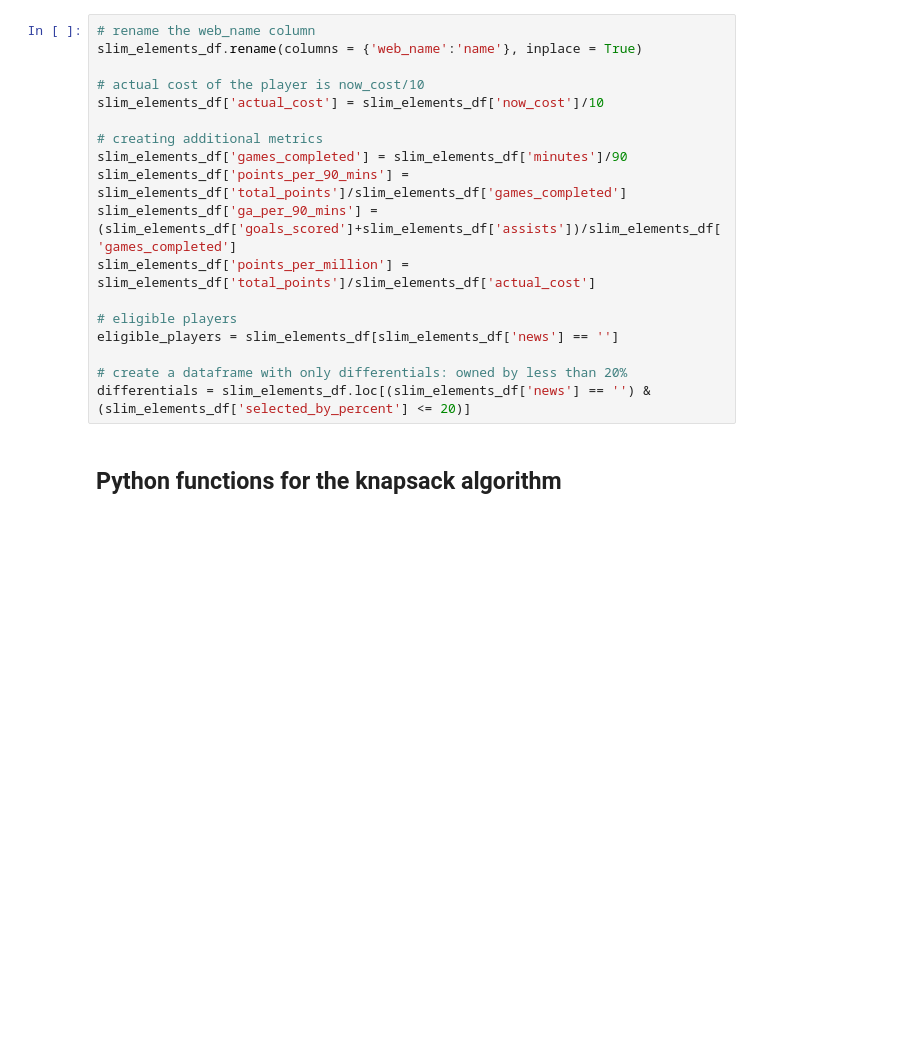
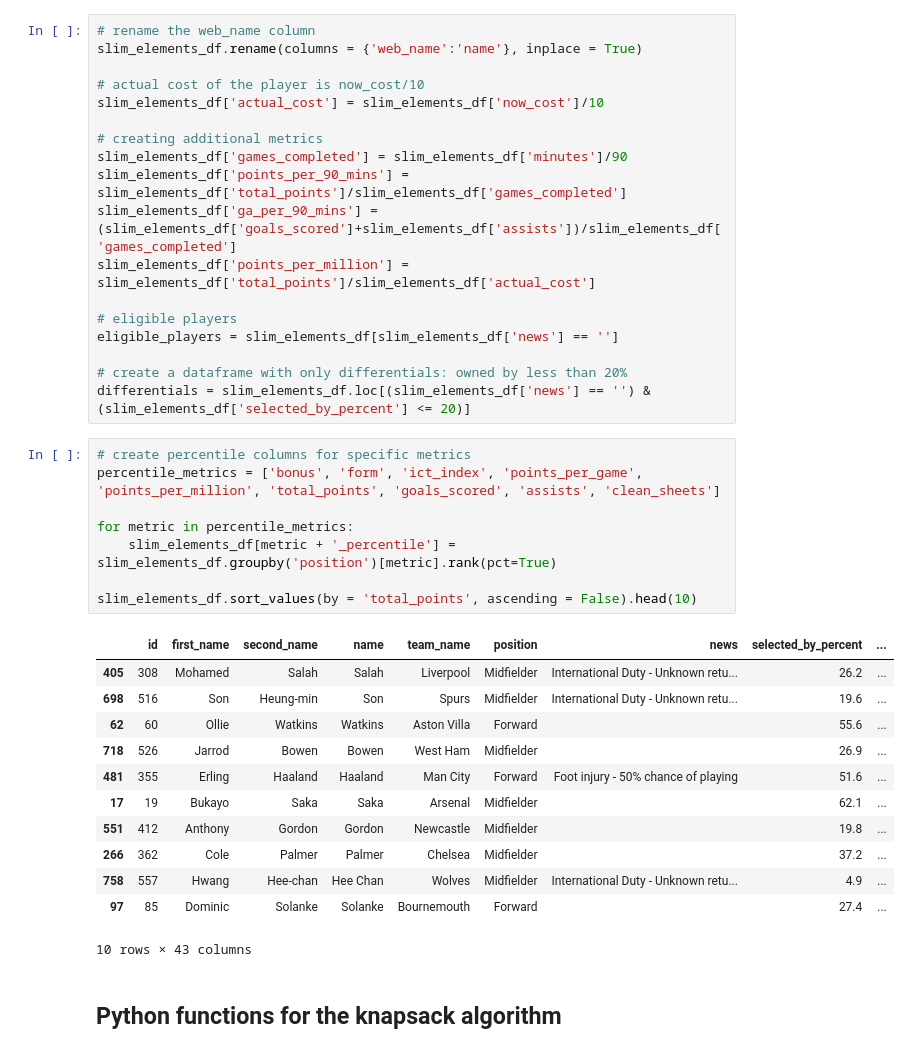
Before and after one commit to prathamesh043/FPL-Optimizer, a Jupyter notebook: squad_optimization/squad_optimizer.ipynb, the cells around one changed output. Cells and saved outputs as stored; diff of their text form; blank space fills up the shorter version.

Commit message:
added percentile fields for main metrics

```diff
--- a/squad_optimization/squad_optimizer.ipynb
+++ b/squad_optimization/squad_optimizer.ipynb
@@ -101,6 +101,27 @@ eligible_players = slim_elements_df[slim_elements_df['news'] == '']
 
 # create a dataframe with only differentials: owned by less than 20%
 differentials = slim_elements_df.loc[(slim_elements_df['news'] == '') & (slim_elements_df['selected_by_percent'] <= 20)]
+# %%
+# create percentile columns for specific metrics
+percentile_metrics = ['bonus', 'form', 'ict_index', 'points_per_game', 'points_per_million', 'total_points', 'goals_scored', 'assists', 'clean_sheets']
+
+for metric in percentile_metrics:
+    slim_elements_df[metric + '_percentile'] = slim_elements_df.groupby('position')[metric].rank(pct=True)
+
+slim_elements_df.sort_values(by = 'total_points', ascending = False).head(10)
+# %% [output]
+|  | id | first_name | second_name | name | team_name | position | news | selected_by_percent | ... |
+| 405 | 308 | Mohamed | Salah | Salah | Liverpool | Midfielder | International Duty - Unknown retu... | 26.2 | ... |
+| 698 | 516 | Son | Heung-min | Son | Spurs | Midfielder | International Duty - Unknown retu... | 19.6 | ... |
+| 62 | 60 | Ollie | Watkins | Watkins | Aston Villa | Forward |  | 55.6 | ... |
+| 718 | 526 | Jarrod | Bowen | Bowen | West Ham | Midfielder |  | 26.9 | ... |
+| 481 | 355 | Erling | Haaland | Haaland | Man City | Forward | Foot injury - 50% chance of playing | 51.6 | ... |
+| 17 | 19 | Bukayo | Saka | Saka | Arsenal | Midfielder |  | 62.1 | ... |
+| 551 | 412 | Anthony | Gordon | Gordon | Newcastle | Midfielder |  | 19.8 | ... |
+| 266 | 362 | Cole | Palmer | Palmer | Chelsea | Midfielder |  | 37.2 | ... |
+| 758 | 557 | Hwang | Hee-chan | Hee Chan | Wolves | Midfielder | International Duty - Unknown retu... | 4.9 | ... |
+| 97 | 85 | Dominic | Solanke | Solanke | Bournemouth | Forward |  | 27.4 | ... |
+10 rows × 43 columns
 # %% [markdown]
 ## Python functions for the knapsack algorithm
 # %%
```
Also changed, not shown: 1 other file.
